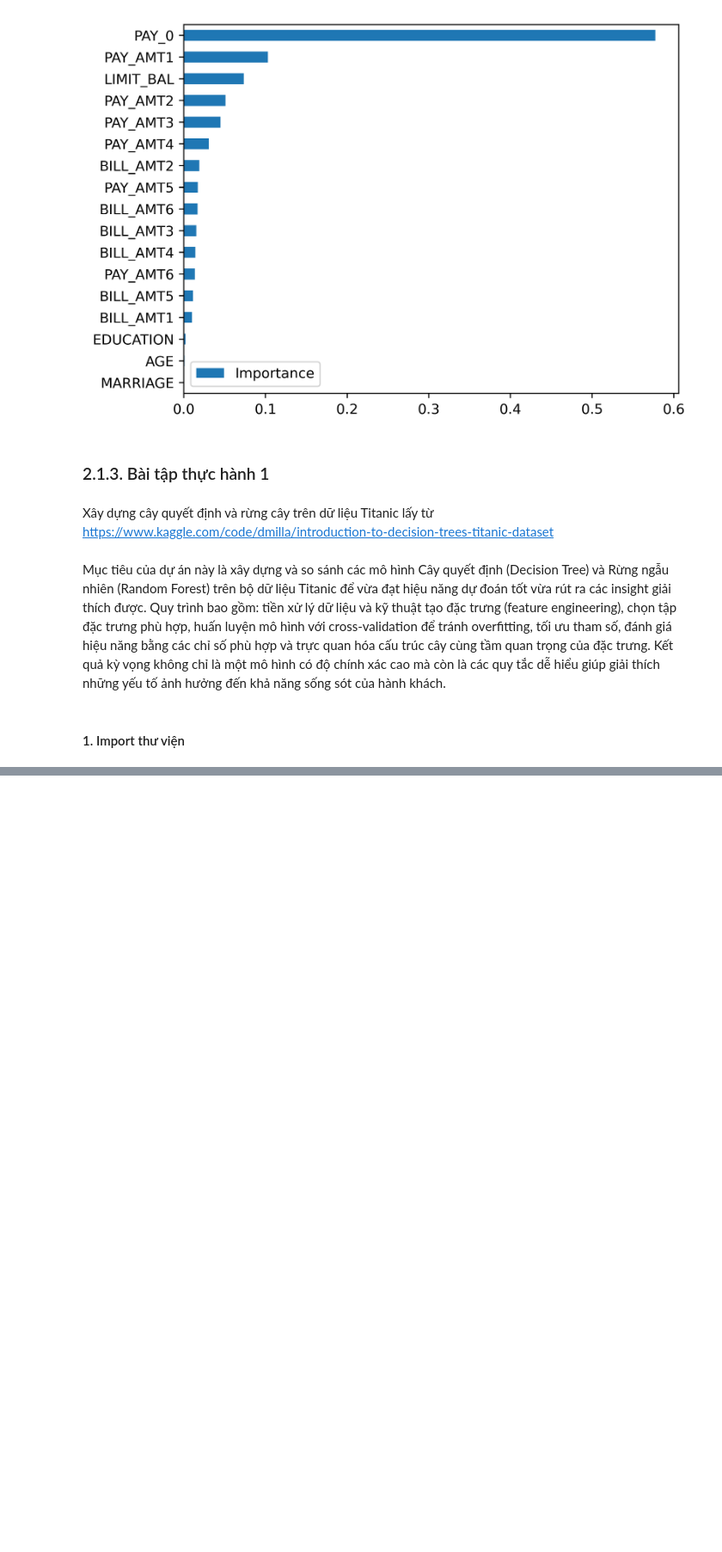
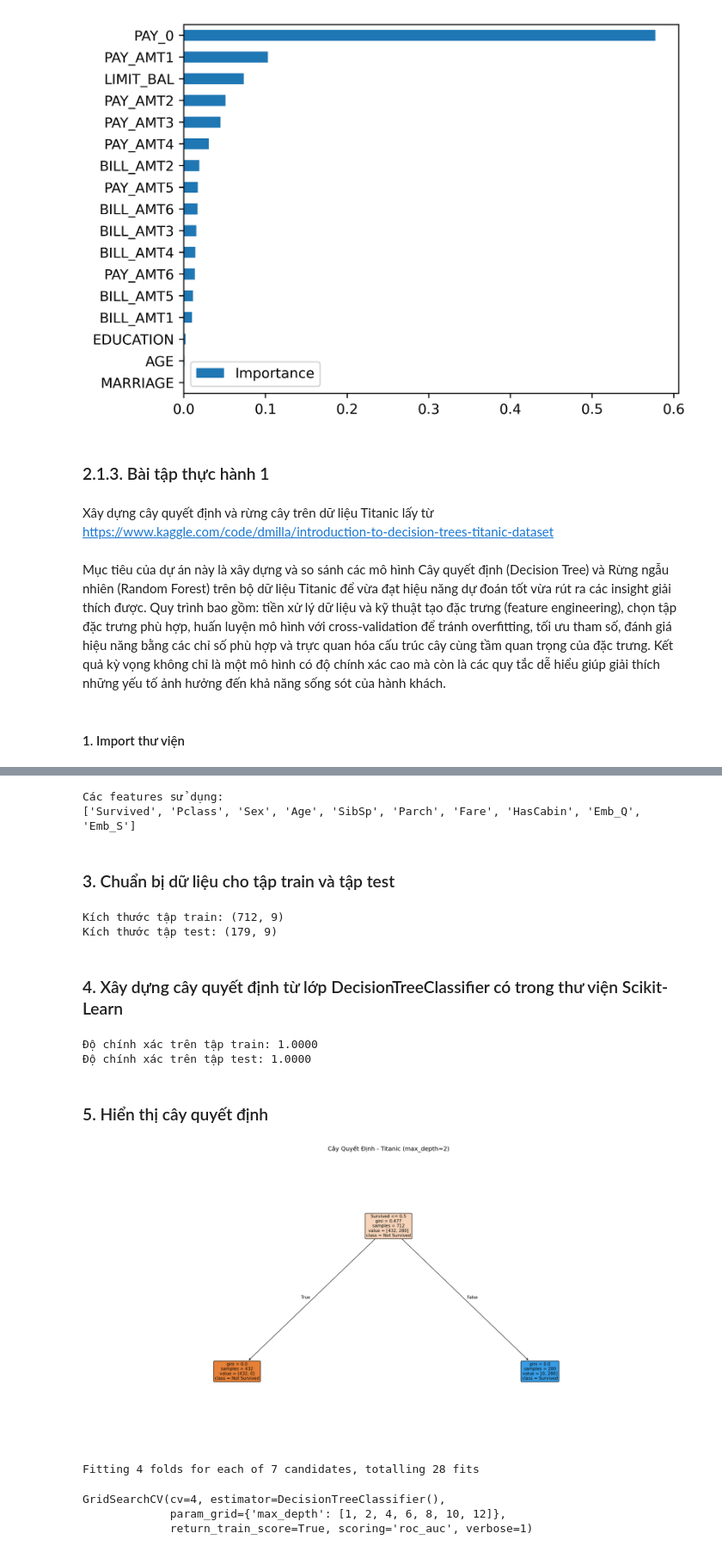
Before and after one commit to ThanhThaoBT/PTDL2025, a Jupyter notebook: lab6/Untitled-1 - Copy.ipynb, the cells around one changed output, grey strips where cells are left out. Shown at 86% size. Drawn from its saved outputs; the diff is of its cells as text; code cells hidden in the pictures; blank space fills up the shorter version.

```diff
--- a/lab6/Untitled-1 - Copy.ipynb
+++ b/lab6/Untitled-1 - Copy.ipynb
@@ -1123,0 +366,76 @@ Nhờ những quy tắc này, chúng ta có thể suy ra một số hiểu biế
+# %%
+# Lấy danh sách các cột
+features_response = df.columns.tolist()
+# %%
+# Loại bỏ những cột không liên quan đến bài toán
+items_to_remove = ['PassengerId', 'Name', 'Ticket', 'Cabin']
+features_response = [item for item in features_response if item not in items_to_remove]
+
+print("\nCác features sử dụng:")
+print(features_response)
+# %% [output]
+Các features sử dụng:
+['Survived', 'Pclass', 'Sex', 'Age', 'SibSp', 'Parch', 'Fare', 'HasCabin', 'Emb_Q', 'Emb_S']
+# %% [markdown]
+### 3. Chuẩn bị dữ liệu cho tập train và tập test
+# %%
+from sklearn.model_selection import train_test_split
+from sklearn import tree
+
+# Split the data into training and testing sets using the same random seed
+X_train, X_test, y_train, y_test = \
+    train_test_split(df[features_response[:-1]].values,
+                     df['Survived'].values,
+                     test_size=0.2, random_state=24)
+
+print(f"\nKích thước tập train: {X_train.shape}")
+print(f"Kích thước tập test: {X_test.shape}")
+# %% [output]
+Kích thước tập train: (712, 9)
+Kích thước tập test: (179, 9)
+# %% [markdown]
+### 4. Xây dựng cây quyết định từ lớp DecisionTreeClassifier có trong thư viện Scikit-Learn
+# %%
+# the tree will grow to a depth of at most 2
+dt = tree.DecisionTreeClassifier(max_depth=2)
+dt.fit(X_train, y_train)
+
+# Đánh giá mô hình
+train_score = dt.score(X_train, y_train)
+test_score = dt.score(X_test, y_test)
+print(f"\nĐộ chính xác trên tập train: {train_score:.4f}")
+print(f"Độ chính xác trên tập test: {test_score:.4f}")
+# %% [output]
+Độ chính xác trên tập train: 1.0000
+Độ chính xác trên tập test: 1.0000
+# %% [markdown]
+### 5. Hiển thị cây quyết định
+# %%
+plt.figure(figsize=(20, 10))
+tree.plot_tree(dt,
+                   feature_names=features_response[:-1],
+                   class_names=['Not Survived', 'Survived'],
+                   filled=True,
+                   rounded=True,
+                   fontsize=10)
+plt.title('Cây Quyết Định - Titanic (max_depth=2)', fontsize=14)
+plt.tight_layout()
+plt.savefig('titanic_decision_tree.png', dpi=300, bbox_inches='tight')
+plt.show()
+# %% [output]
+[figure, added]
+# %%
+from sklearn.model_selection import GridSearchCV
+
+params = {'max_depth': [1, 2, 4, 6, 8, 10, 12]}  # parameters
+dt = tree.DecisionTreeClassifier()  # tree model
+cv = GridSearchCV(dt, param_grid=params, scoring='roc_auc',
+                  n_jobs=None, refit=True, cv=4, verbose=1,
+                  error_score=np.nan,
+                  return_train_score=True)  # cv is the best model.
+cv.fit(X_train, y_train)
+# %% [output]
+Fitting 4 folds for each of 7 candidates, totalling 28 fits
+GridSearchCV(cv=4, estimator=DecisionTreeClassifier(),
+             param_grid={'max_depth': [1, 2, 4, 6, 8, 10, 12]},
+             return_train_score=True, scoring='roc_auc', verbose=1)
```
Also changed, not shown: parts of 44 cells of this notebook, 2 other files.
